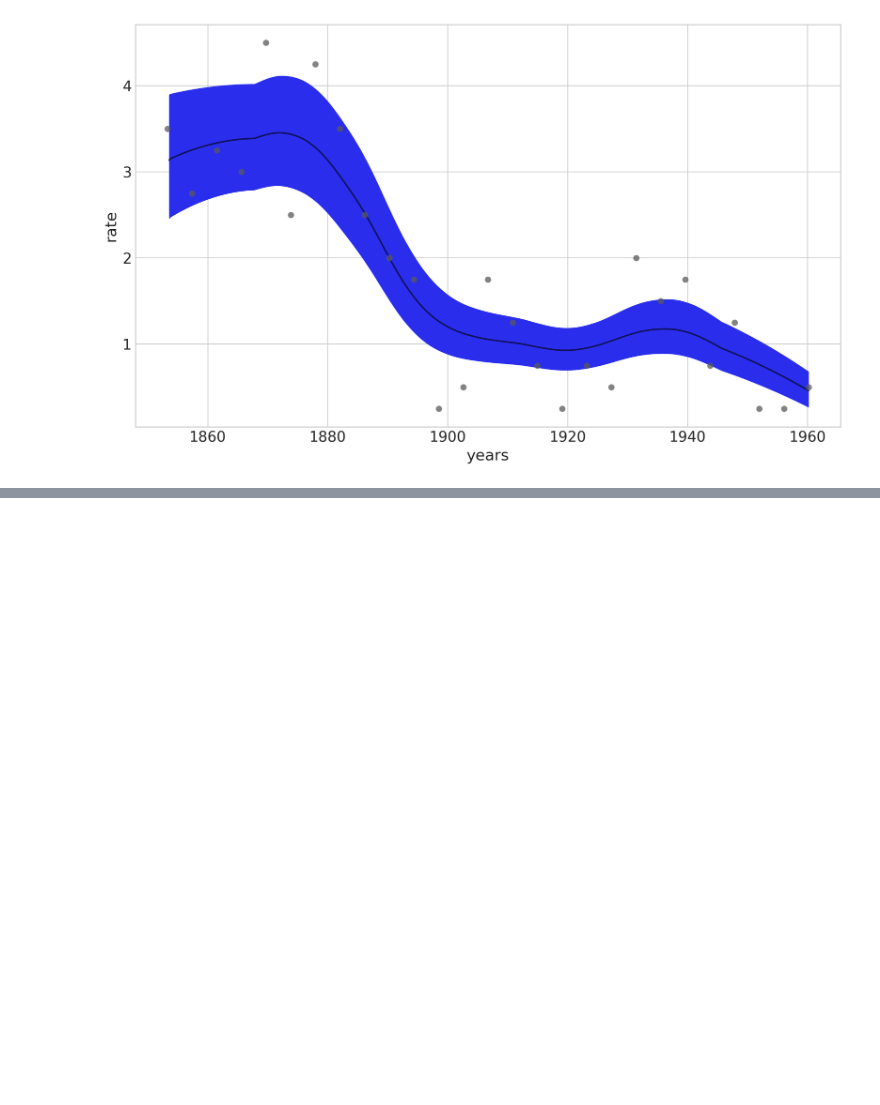
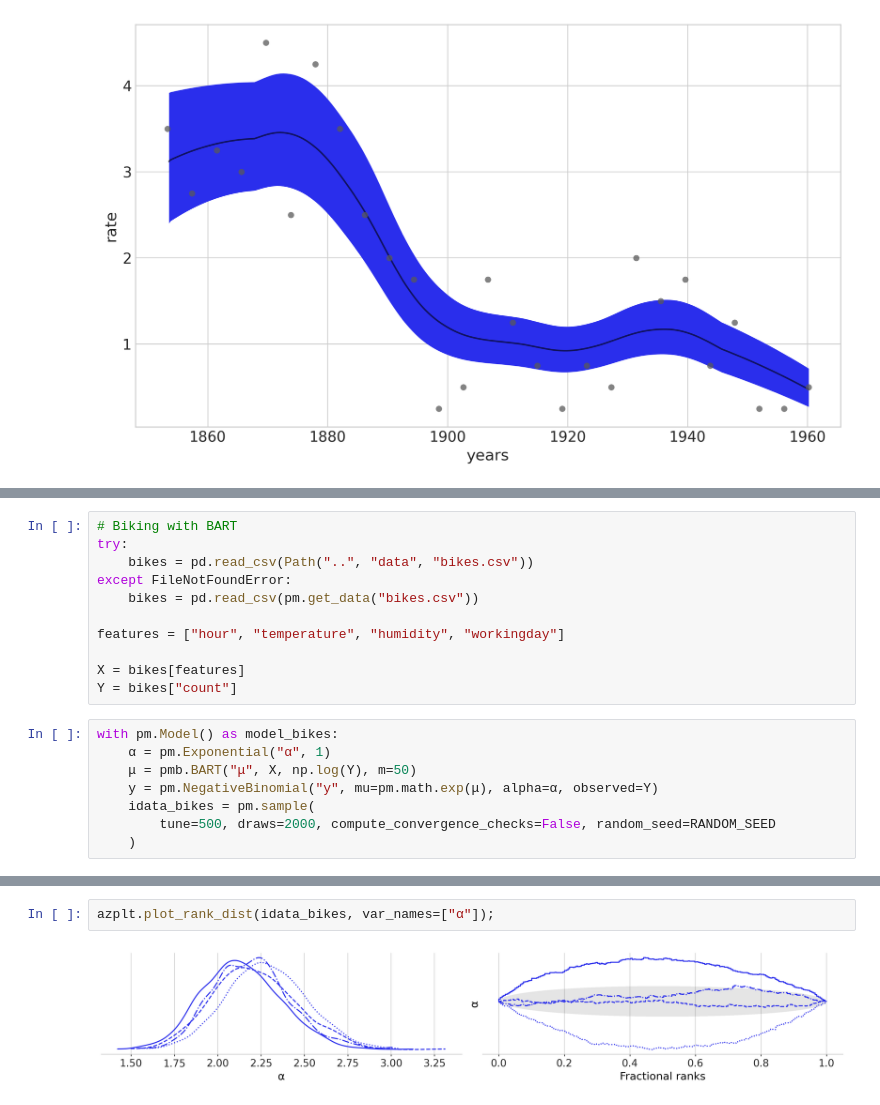
Before and after one commit to baddison2005/Energy_Prediction_Spain, a Jupyter notebook: example_BART/BART_example.ipynb, the cells around one changed output, grey strips where cells are left out. Drawn from its saved outputs; the diff is of its cells as text; blank space fills up the shorter version.

Commit message:
Updated PyMC-BART example code.

```diff
--- a/example_BART/BART_example.ipynb
+++ b/example_BART/BART_example.ipynb
@@ -89,0 +91,19 @@ plt.step(x_data, rates.sel(chain=0, draw=[3, 10]).T);
+# %%
+# Biking with BART
+try:
+    bikes = pd.read_csv(Path("..", "data", "bikes.csv"))
+except FileNotFoundError:
+    bikes = pd.read_csv(pm.get_data("bikes.csv"))
+
+features = ["hour", "temperature", "humidity", "workingday"]
+
+X = bikes[features]
+Y = bikes["count"]
+# %%
+with pm.Model() as model_bikes:
+    α = pm.Exponential("α", 1)
+    μ = pmb.BART("μ", X, np.log(Y), m=50)
+    y = pm.NegativeBinomial("y", mu=pm.math.exp(μ), alpha=α, observed=Y)
+    idata_bikes = pm.sample(
+        tune=500, draws=2000, compute_convergence_checks=False, random_seed=RANDOM_SEED
+    )
@@ -89,0 +118,4 @@ plt.step(x_data, rates.sel(chain=0, draw=[3, 10]).T);
+# %%
+azplt.plot_rank_dist(idata_bikes, var_names=["α"]);
+# %% [output]
+[figure, added]
```
Also changed, not shown: parts of 14 cells of this notebook.
